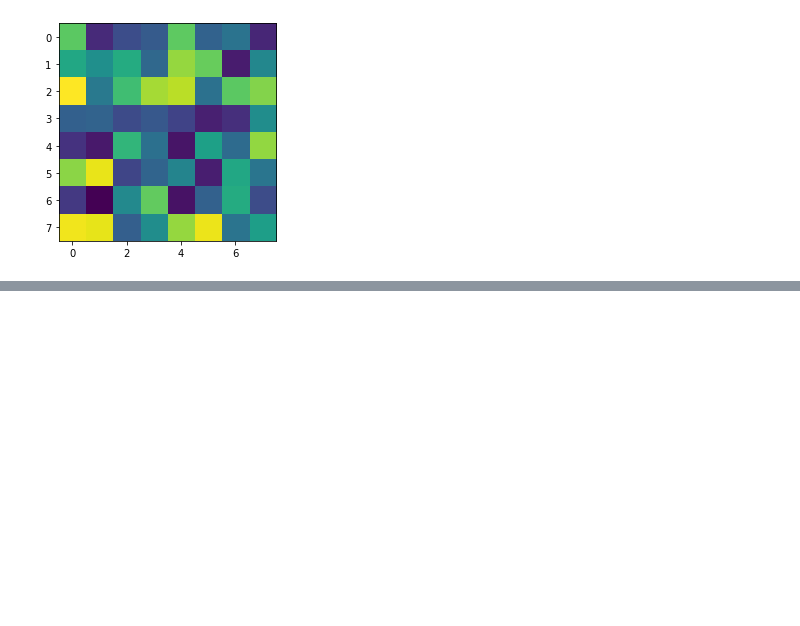
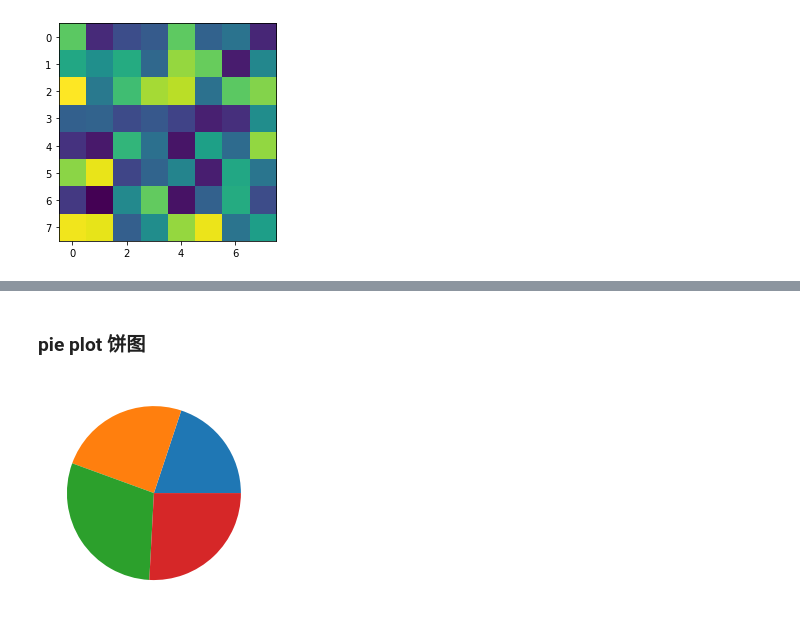
Before and after one commit to pkufubo/matplotlib_cheatsheet_practice, a Jupyter notebook: practice.ipynb, the cells around one changed output, grey strips where cells are left out. Saved outputs shown, nothing was run; the diff lists cells and outputs as text; code cells hidden in the pictures; blank space fills up the shorter version.

```diff
--- a/practice.ipynb
+++ b/practice.ipynb
@@ -58,0 +71,10 @@ fig.show()
+# %% [markdown]
+### pie plot 饼图
+# %%
+Z = np.random.uniform(0,1,4)
+
+fig, ax = plt.subplots()
+ax.pie(Z)
+fig.show()
+# %% [output]
+[figure, added]
```
Also changed, not shown: parts of 31 cells of this notebook.
